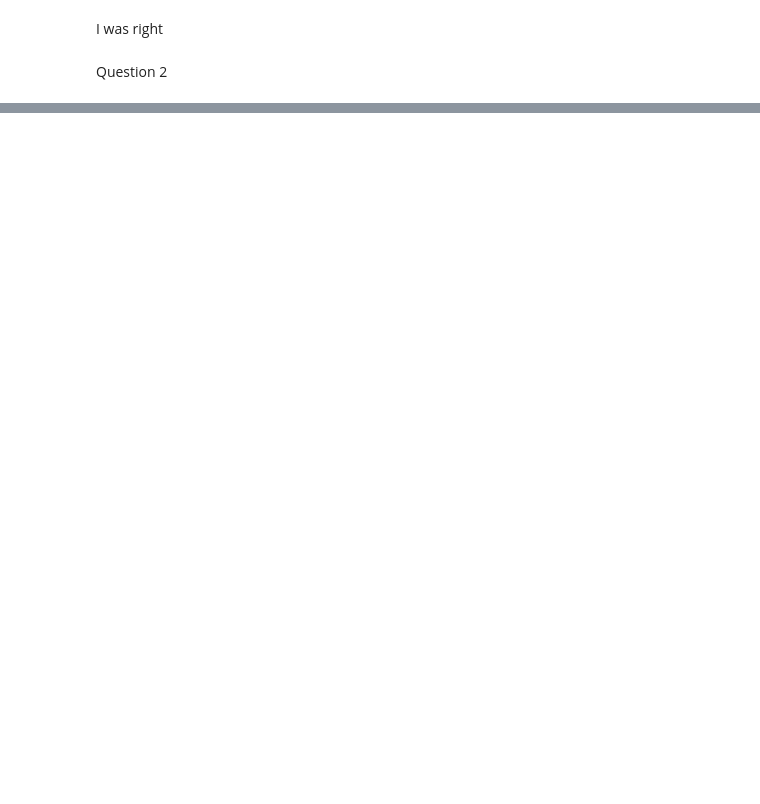
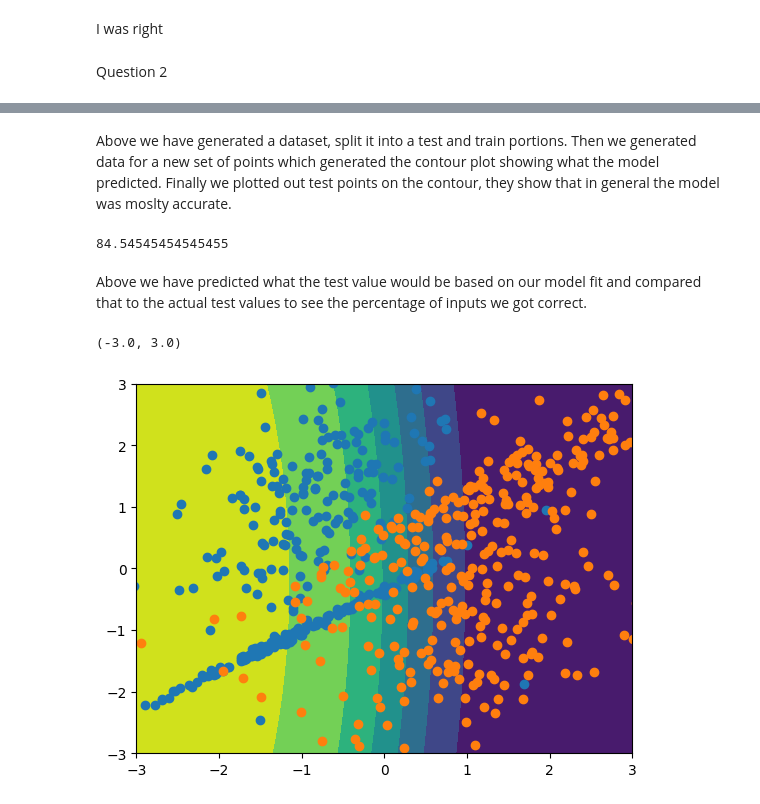
Before and after one commit to JGrant3101/ME4MachineLearning, a Jupyter notebook: Tutorial2.ipynb, the cells around one changed output, grey strips where cells are left out. Saved outputs shown, nothing was run; the diff lists cells and outputs as text; code cells hidden in the pictures; blank space fills up the shorter version.

```diff
--- a/Tutorial2.ipynb
+++ b/Tutorial2.ipynb
@@ -95,3 +103,31 @@ plt.legend()
 I was right
 # %% [markdown]
 Question 2
+# %%
+# Start by creating a dataset
+X, y = sklearn.datasets.make_classification(n_samples = 1000, n_features = 2, n_informative = 2, n_redundant = 0)
+
+# Splitting the data into a test and training set
+X_train, X_test, y_train, y_test = sklearn.model_selection.train_test_split(X, y, test_size = 0.33)
+
+# Fitting the model
+clf = GaussianNB()
+clf.fit(X_train, y_train)
+
+# Generating the mesh grid from -3 to 3 with 200 points in x and y
+x1line = np.linspace(-3, 3, 200)
+x2line = np.linspace(-3, 3, 200)
+x1grid, x2grid = np.meshgrid(x1line, x2line)
+Xgrid = np.array([x1grid, x2grid]).reshape([2, 200*200]).T
+
+# Predicting values
+classVals = clf.predict(Xgrid)
+classVals = np.reshape(classVals, [200, 200])
+
+# plotting
+fig, ax = plt.subplots()
+plt.contourf(x1line, x2line, classVals)
+ax.scatter(X_train[y_train == 0, 0], X_train[y_train == 0, 1])
+ax.scatter(X_train[y_train == 1, 0], X_train[y_train == 1, 1])
+plt.xlim(-3, 3)
+plt.ylim(-3, 3)
@@ -97,0 +137,33 @@ Question 2
+# %% [markdown]
+Above we have generated a dataset, split it into a test and train portions. Then we generated data for a new set of points which generated the contour plot showing what the model predicted. Finally we plotted out test points on the contour, they show that in general the model was moslty accurate.
+# %%
+# predicting the test data values
+y_test_model = clf.predict(X_test)
+
+# Comparing to the actual test y values
+nTot = len(y_test)
+nMatch = 0
+for i in range (nTot):
+  if y_test[i] == y_test_model[i]:
+    nMatch += 1
+
+# Printing the percentage of correct results
+print(100 * (nMatch/nTot))
+# %% [output]
+84.54545454545455
+# %% [markdown]
+Above we have predicted what the test value would be based on our model fit and compared that to the actual test values to see the percentage of inputs we got correct.
+# %%
+probVals = clf.predict_proba(Xgrid)
+probGrid = np.reshape(probVals[:, 0], [200, 200])
+
+fig, ax = plt.subplots()
+plt.contourf(x1line,x2line,probGrid)
+
+ax.scatter(X_train[y_train == 0, 0], X_train[y_train == 0, 1])
+ax.scatter(X_train[y_train == 1, 0], X_train[y_train == 1, 1])
+plt.xlim(-3, 3)
+plt.ylim(-3, 3)
+# %% [output]
+(-3.0, 3.0)
+[figure, added]
```
Also changed, not shown: parts of 5 cells of this notebook.
